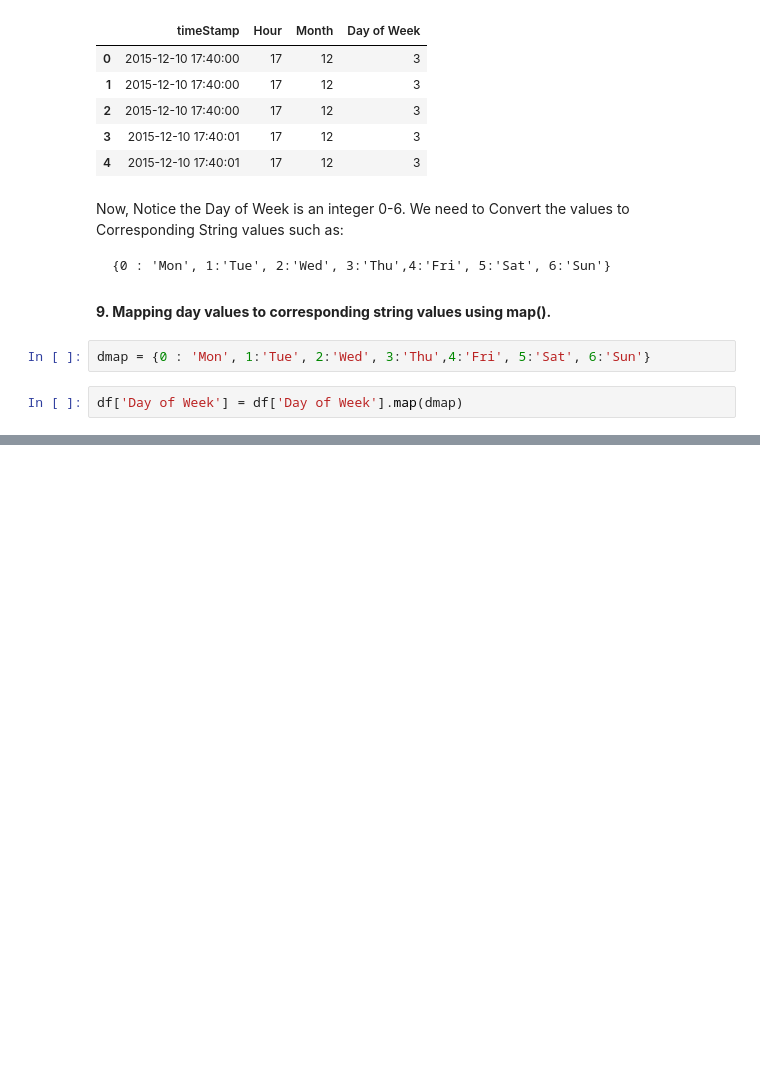
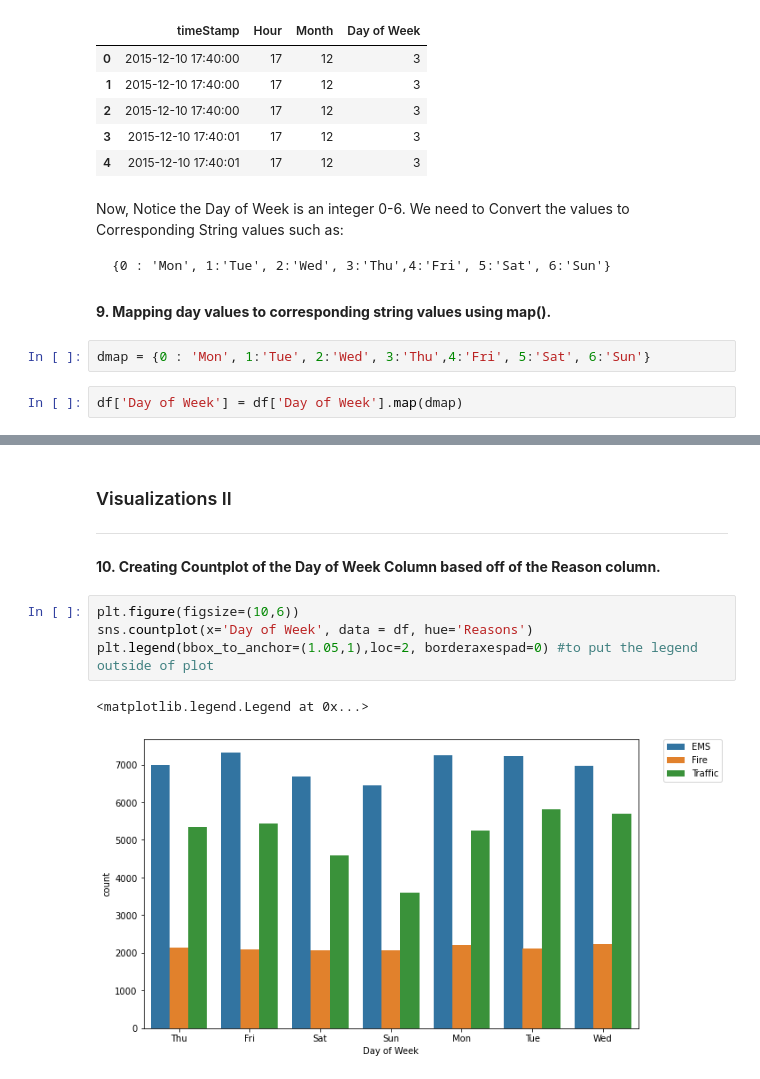
Before and after one commit to aamirmohiuddin38/Python---Data-Analysis, a Jupyter notebook: EDA Projects/Emergency_911_Calls.ipynb, the cells around one changed output, grey strips where cells are left out. Drawn from its saved outputs; the diff is of its cells as text; blank space fills up the shorter version.

Commit message:
Visualizing data based on diff time frames

```diff
--- a/EDA Projects/Emergency_911_Calls.ipynb
+++ b/EDA Projects/Emergency_911_Calls.ipynb
@@ -219,3 +219,15 @@ df.head()
 | 2 | 40.121182 | -75.351975 | HAWS AVE; NORRISTOWN; 2015-12-10 ... | 19401.0 | Fire: GAS-ODOR/LEAK | 2015-12-10 17:40:00 | NORRISTOWN | HAWS AVE | 1 | Fire | 17 | ... |
 | 3 | 40.116153 | -75.343513 | AIRY ST & SWEDE ST; NORRISTOWN; S... | 19401.0 | EMS: CARDIAC EMERGENCY | 2015-12-10 17:40:01 | NORRISTOWN | AIRY ST & SWEDE ST | 1 | EMS | 17 | ... |
 | 4 | 40.251492 | -75.603350 | CHERRYWOOD CT & DEAD END; LOWER P... | NaN | EMS: DIZZINESS | 2015-12-10 17:40:01 | LOWER POTTSGROVE | CHERRYWOOD CT & DEAD END | 1 | EMS | 17 | ... |
+# %% [markdown]
+### Visualizations II
+---
+# %% [markdown]
+**10. Creating Countplot of the Day of Week Column based off of the Reason column.**
+# %%
+plt.figure(figsize=(10,6))
+sns.countplot(x='Day of Week', data = df, hue='Reasons')
+plt.legend(bbox_to_anchor=(1.05,1),loc=2, borderaxespad=0) #to put the legend outside of plot
+# %% [output]
+<matplotlib.legend.Legend at 0x...>
+[figure, added]
```
Also changed, not shown: parts of 7 cells of this notebook.
